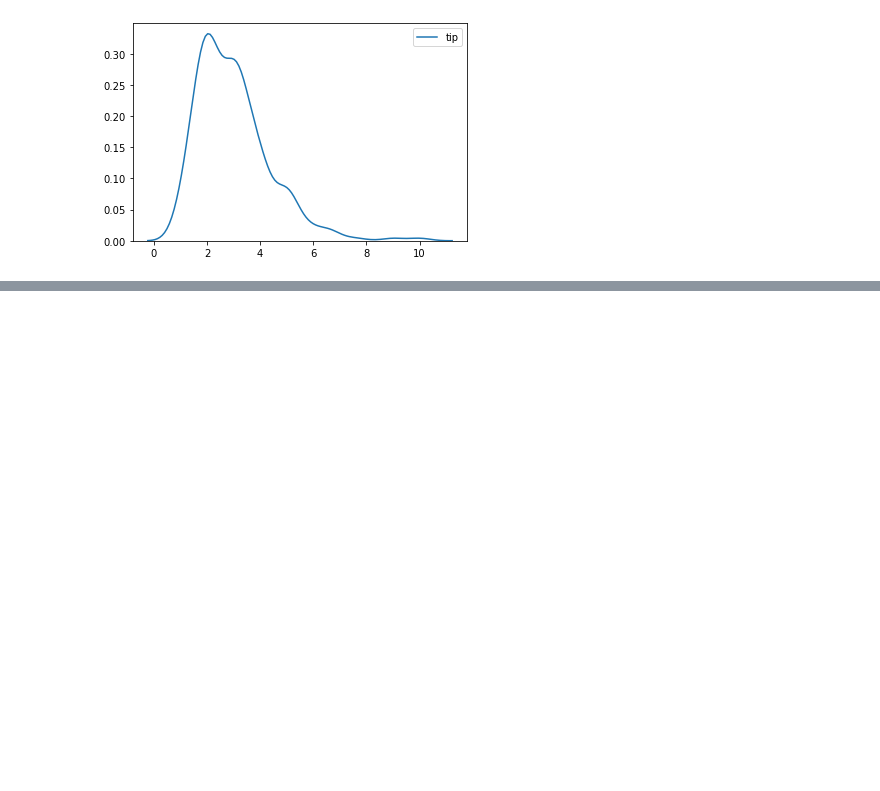
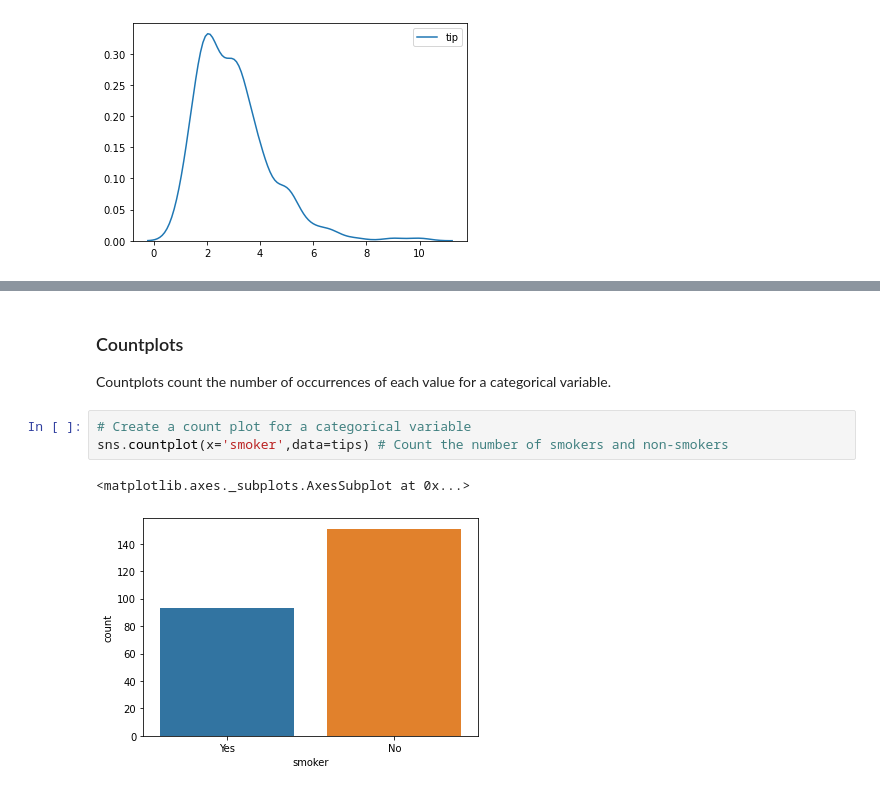
Before and after one commit to kamelCased/learningDataScience, a Jupyter notebook: Seaborn.ipynb, the cells around one changed output, grey strips where cells are left out. Drawn from its saved outputs; the diff is of its cells as text; blank space fills up the shorter version.

```diff
--- a/Seaborn.ipynb
+++ b/Seaborn.ipynb
@@ -161,0 +195,10 @@ sns.kdeplot(tips['tip'])
+# %% [markdown]
+### Countplots
+
+Countplots count the number of occurrences of each value for a categorical variable.
+# %%
+# Create a count plot for a categorical variable
+sns.countplot(x='smoker',data=tips) # Count the number of smokers and non-smokers
+# %% [output]
+<matplotlib.axes._subplots.AxesSubplot at 0x...>
+[figure, added]
```
Also changed, not shown: parts of 31 cells of this notebook.
